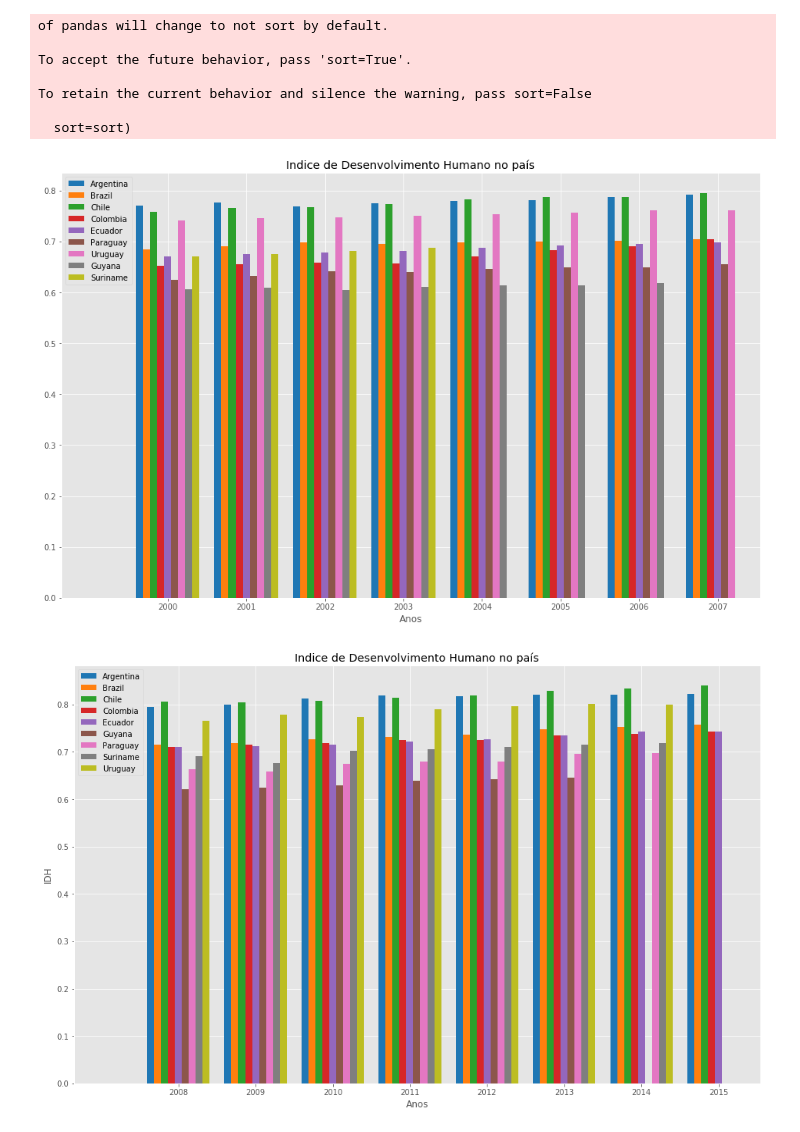
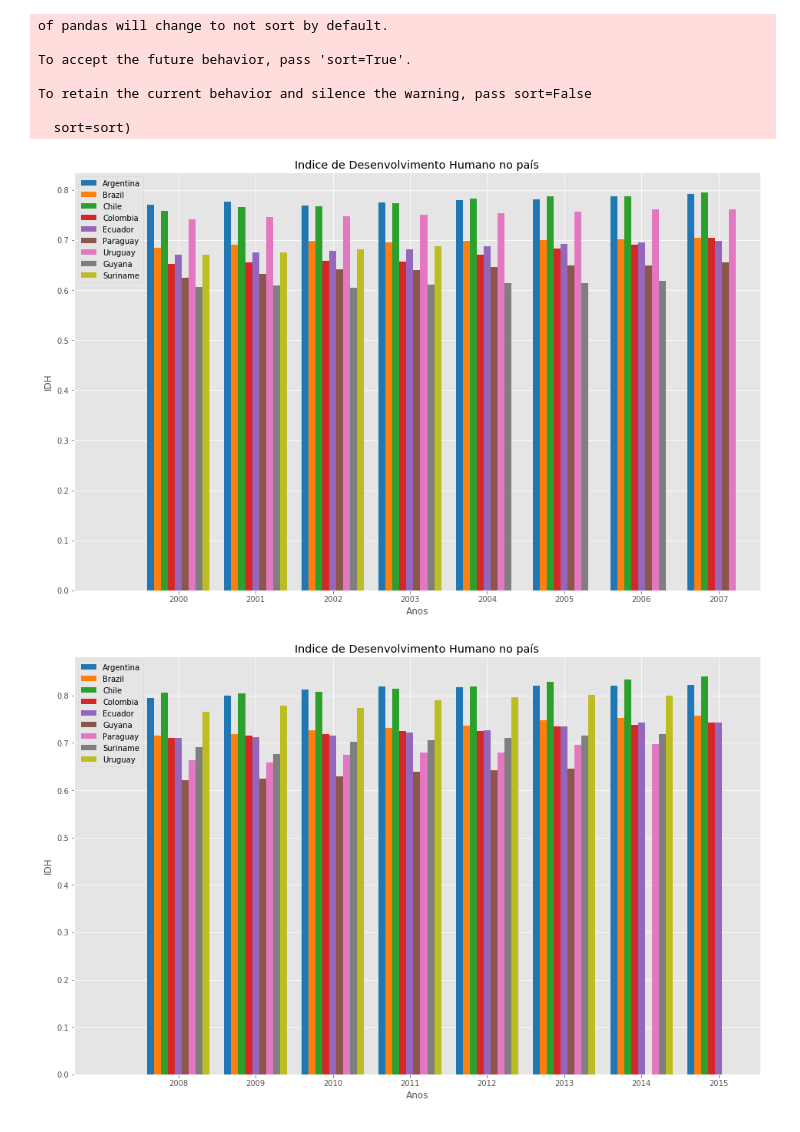
Before and after one commit to elianamsf/suicide-data-science, a Jupyter notebook: suicide_analytics.ipynb, the cells around one changed output. Saved outputs shown, nothing was run; the diff lists cells and outputs as text; code cells hidden in the pictures.

Commit message:
Correção para gerar gráficos de suicídio

```diff
--- a/suicide_analytics.ipynb
+++ b/suicide_analytics.ipynb
@@ -130,26 +137,26 @@ def axis_x_center(length=1):
 #country_year = list(group_sa["year"].unique())
 # %%
 #Função para gerar gráfico.
-def gerar_grafico(df, axis_y, axis_x, title,column_modify,wd = 0.15, start = 2000, end = 2016):
+def gerar_grafico(df, axis_y, axis_x, title,wd = 0.15, start = 2000, end = 2016):
     global list_colors
 
+    plt.ylabel(axis_y)
     plt.xlabel(axis_x)
-    plt.ylabel(axis_y)
     plt.title(title)
     ax = plt.subplot()
     df = df[(df["year"]>= start) & (df["year"] < end)]
 
-    country_list = list(df["country"].unique())
+    country_name = list(df["country"].unique())
     country_year = np.asarray([x for x in range(start,end)])
 
-    list_num = axis_x_center(len(country_list))
+    list_num = axis_x_center(len(country_name))
     plt.xlim(country_year[0]+(wd*(list_num[0]-11)), country_year[-1]+(wd*(list_num[-1]+2)))
     plt.xticks(country_year)
 
-    for index in range(len(country_list)):
-        country_hdi = list(df[column_modify][df["country"] == country_list[index]])
+    for index in range(len(country_name)):
+        country_hdi = list(df["hdi"][df["country"] == country_name[index]])
         country_hdi = np.asarray(country_hdi)
-        ax.bar(country_year+(wd*list_num[index]), country_hdi, width=wd, align="center", label=country_list[index], color=list_colors[index])
+        ax.bar(country_year+(wd*list_num[index]), country_hdi, width=wd, align="center", label=country_name[index], color=list_colors[index])
         ax.legend(loc="upper left")
 
 
@@ -157,5 +190,5 @@ def gerar_grafico(df, axis_y, axis_x, title,column_modify,wd = 0.15, start = 200
 # %%
-gerar_grafico(group_sa, "IDH", "Anos", "Indice de Desenvolvimento Humano no país","hdi",0.09,2000,2008)
+gerar_grafico(group_sa, "IDH", "Anos", "Indice de Desenvolvimento Humano no país",0.09,2000,2008)
 # %% [output]
-[figure, old version]
+[figure, new version]
 # %%
```
Also changed, not shown: parts of 6 cells of this notebook.
